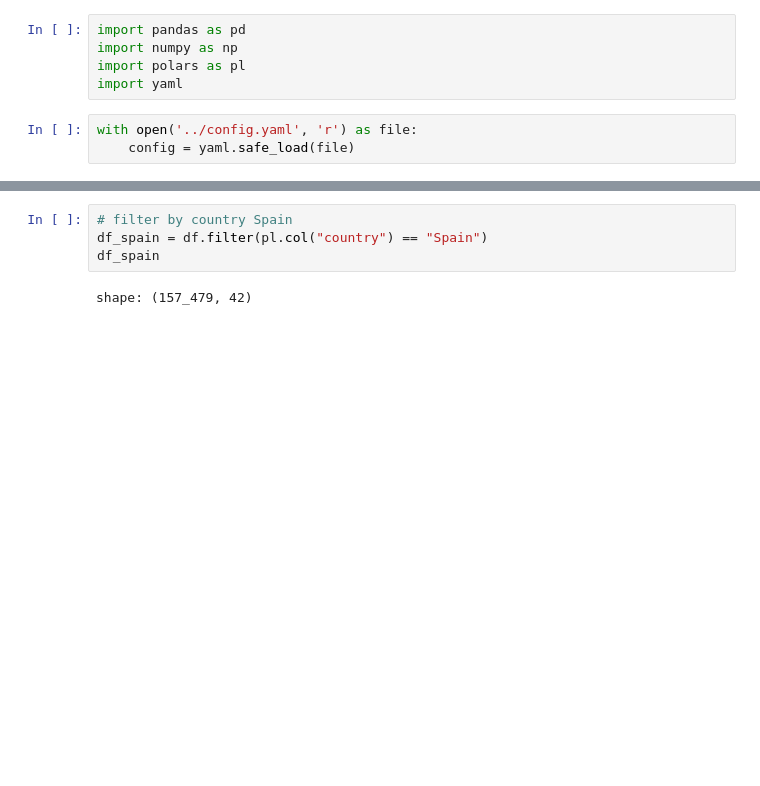
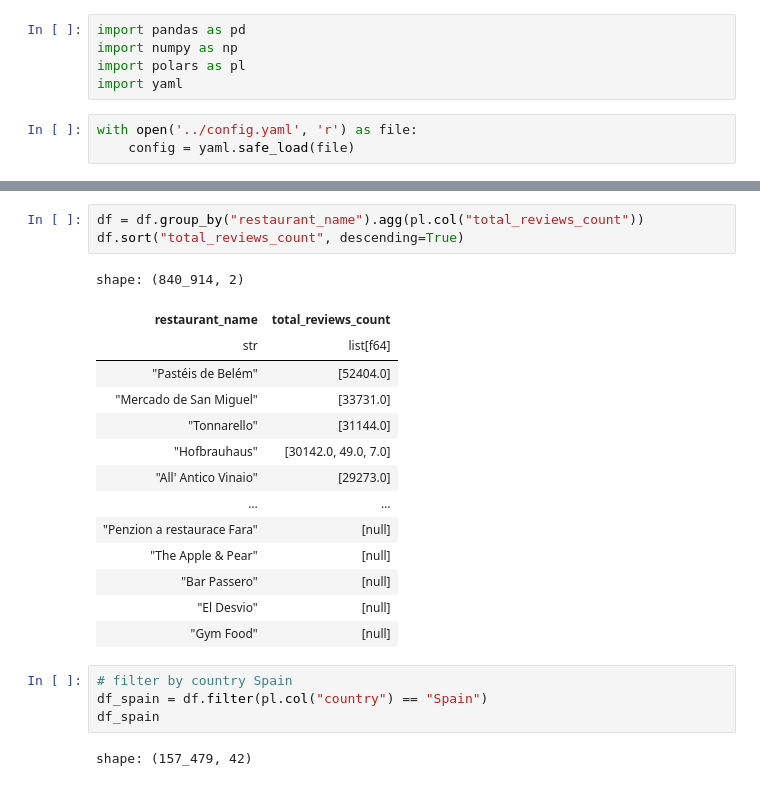
Before and after one commit to AlexMateu21/Final-Project, a Jupyter notebook: notebooks/EDA.ipynb, the cells around one changed output, grey strips where cells are left out. Cells and saved outputs as stored; diff of their text form; blank space fills up the shorter version.

```diff
--- a/notebooks/EDA.ipynb
+++ b/notebooks/EDA.ipynb
@@ -24,6 +24,24 @@ shape: (1_083_397, 42)
 | "g9722813-d15891057" | "Hanul Tentea" | "["Europe", "Romania", "Transyl… | "Romania" | "Transylvania" | "Maramures County" | "Sacel" | "DN17C, Sacel Romania" | 47.63192 | ... |
 | "g9726871-d21391722" | "Casa Paduraru" | "["Europe", "Romania", "Souther… | "Romania" | "Southern Romania" | "Arges County" | null | "Sat. Argeselu Numarul 432, Mar… | 44.91895 | ... |
 | "g9867250-d14979687" | "Pastravaria Alina Sarbi" | "["Europe", "Romania", "Transyl… | "Romania" | "Transylvania" | "Maramures County" | "Budesti" | "Str. Principala Nr 166A, Budes… | 47.75222 | ... |
+# %%
+df = df.group_by("restaurant_name").agg(pl.col("total_reviews_count"))
+df.sort("total_reviews_count", descending=True)
+# %% [output]
+shape: (840_914, 2)
+| restaurant_name | total_reviews_count |
+| str | list[f64] |
+| "Pastéis de Belém" | [52404.0] |
+| "Mercado de San Miguel" | [33731.0] |
+| "Tonnarello" | [31144.0] |
+| "Hofbrauhaus" | [30142.0, 49.0, 7.0] |
+| "All' Antico Vinaio" | [29273.0] |
+| … | … |
+| "Penzion a restaurace Fara" | [null] |
+| "The Apple & Pear" | [null] |
+| "Bar Passero" | [null] |
+| "El Desvio" | [null] |
+| "Gym Food" | [null] |
 # %%
 # filter by country Spain
 df_spain = df.filter(pl.col("country") == "Spain")
```
Also changed, not shown: parts of 7 cells of this notebook.
